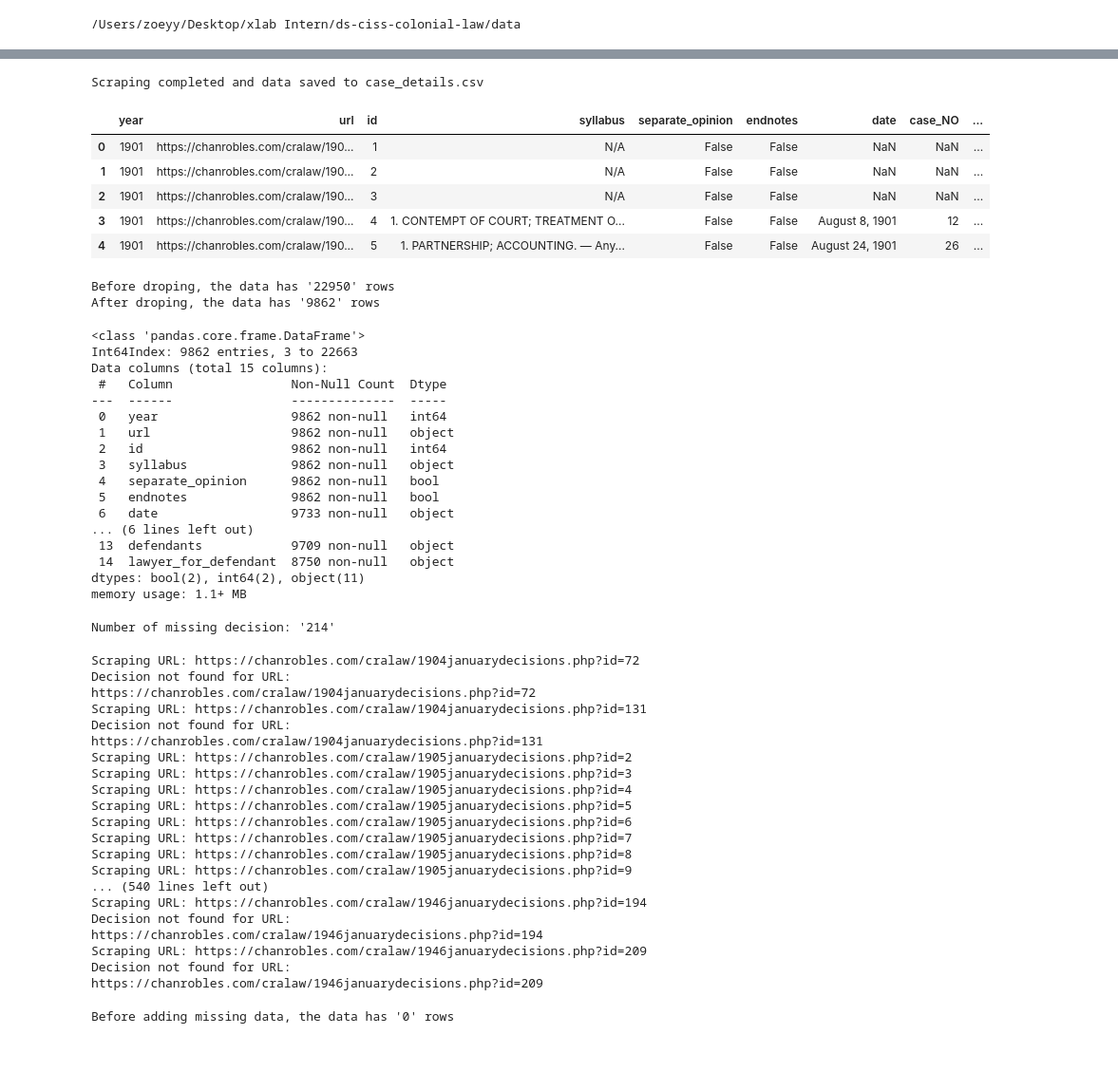
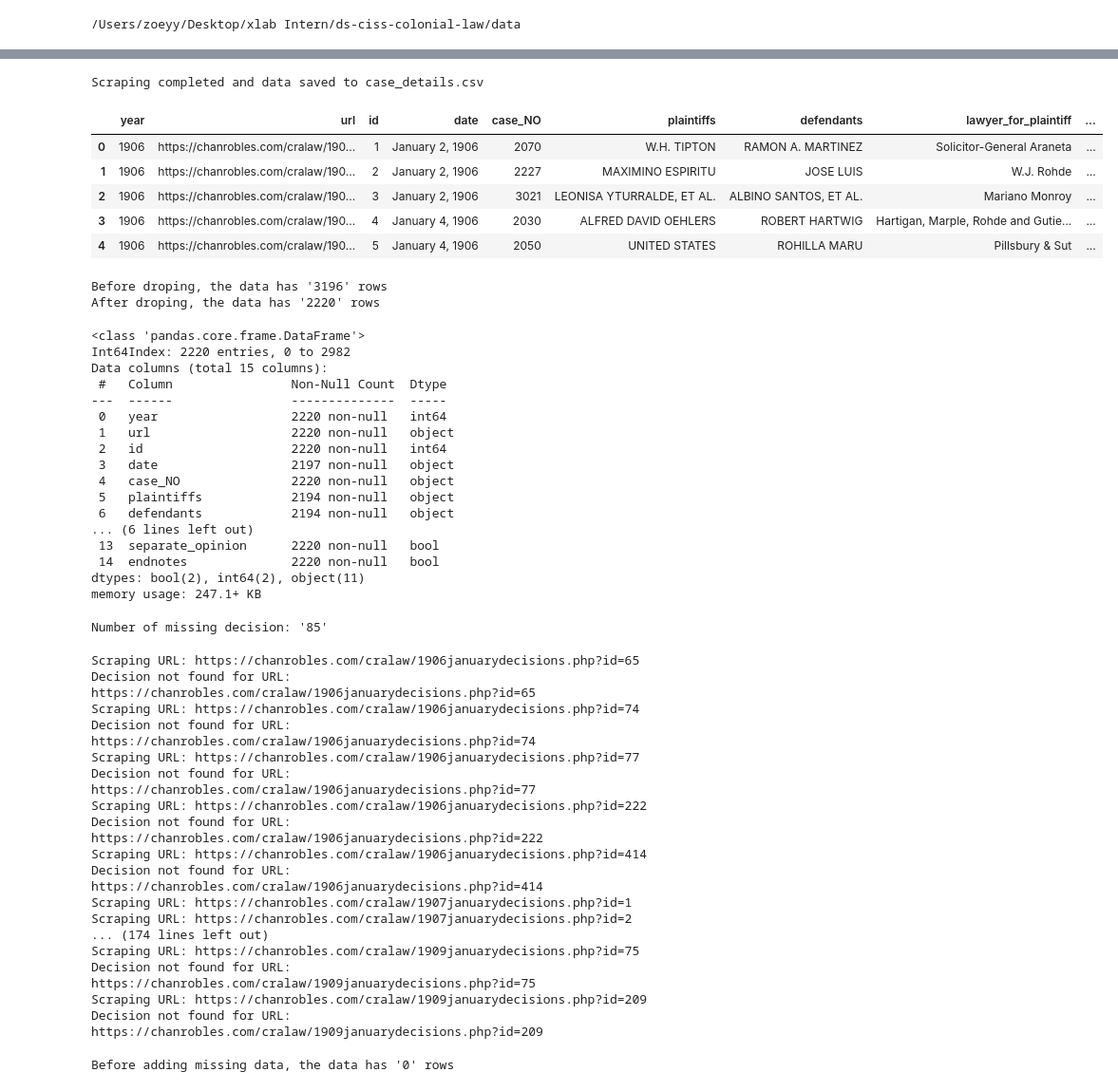
Before and after one commit to BU-Spark/ds-ciss-colonial-law, a Jupyter notebook: code/data_scrap.ipynb, the cells around one changed output, grey strips where cells are left out. Shown: that part at 95% size. Saved outputs shown, nothing was run; the diff lists cells and outputs as text; code cells hidden in the pictures; blank space fills up the shorter version.

Commit message:
Update the code for EDA and scraping

```diff
--- a/code/data_scrap.ipynb
+++ b/code/data_scrap.ipynb
@@ -181,8 +180,8 @@ def scrape_data(year, id_range):
     return data
 # %%
 # Define the range of years and ID range
-years = range(1901, 1947)
-id_range = range(1,500)
+years = range(1906, 1910)
+id_range = range(1,800)
 
 # Initialize a list to store all scraped data
 all_data = []
@@ -407,54 +229,54 @@ Scraping URL: https://chanrobles.com/cralaw/1912januarydecisions.php?id=499
 # %%
 
 # Save the DataFrame to a CSV file
-df.to_csv(data_path/ 'scrap' / 'case_details_0604.csv', index=False)
+df.to_csv(data_path/ 'scrap' / 'case_details_0607_1906_1909.csv', index=False)
 
 print("Scraping completed and data saved to case_details.csv")
 # data preview
 df.head()
 # %% [output]
 Scraping completed and data saved to case_details.csv
-|  | year | url | id | syllabus | separate_opinion | endnotes | date | case_NO | ... |
-| 0 | 1901 | https://chanrobles.com/cralaw/190... | 1 | N/A | False | False | NaN | NaN | ... |
-| 1 | 1901 | https://chanrobles.com/cralaw/190... | 2 | N/A | False | False | NaN | NaN | ... |
-| 2 | 1901 | https://chanrobles.com/cralaw/190... | 3 | N/A | False | False | NaN | NaN | ... |
-| 3 | 1901 | https://chanrobles.com/cralaw/190... | 4 | 1. CONTEMPT OF COURT; TREATMENT O... | False | False | August 8, 1901 | 12 | ... |
-| 4 | 1901 | https://chanrobles.com/cralaw/190... | 5 | 1. PARTNERSHIP; ACCOUNTING. — Any... | False | False | August 24, 1901 | 26 | ... |
+|  | year | url | id | date | case_NO | plaintiffs | defendants | lawyer_for_plaintiff | ... |
+| 0 | 1906 | https://chanrobles.com/cralaw/190... | 1 | January 2, 1906 | 2070 | W.H. TIPTON | RAMON A. MARTINEZ | Solicitor-General Araneta | ... |
+| 1 | 1906 | https://chanrobles.com/cralaw/190... | 2 | January 2, 1906 | 2227 | MAXIMINO ESPIRITU | JOSE LUIS | W.J. Rohde | ... |
+| 2 | 1906 | https://chanrobles.com/cralaw/190... | 3 | January 2, 1906 | 3021 | LEONISA YTURRALDE, ET AL. | ALBINO SANTOS, ET AL. | Mariano Monroy | ... |
+| 3 | 1906 | https://chanrobles.com/cralaw/190... | 4 | January 4, 1906 | 2030 | ALFRED DAVID OEHLERS | ROBERT HARTWIG | Hartigan, Marple, Rohde and Gutie... | ... |
+| 4 | 1906 | https://chanrobles.com/cralaw/190... | 5 | January 4, 1906 | 2050 | UNITED STATES | ROHILLA MARU | Pillsbury & Sut | ... |
 # %%
 # drop rows if case_NO is missing
 print(f"Before droping, the data has '{df.shape[0]}' rows")
 df = df.dropna(subset=['case_NO'])
 print(f"After droping, the data has '{df.shape[0]}' rows")
 # %% [output]
-Before droping, the data has '22950' rows
-After droping, the data has '9862' rows
+Before droping, the data has '3196' rows
+After droping, the data has '2220' rows
 # %%
 df.info()
 # %% [output]
 <class 'pandas.core.frame.DataFrame'>
-Int64Index: 9862 entries, 3 to 22663
+Int64Index: 2220 entries, 0 to 2982
 Data columns (total 15 columns):
  #   Column                Non-Null Count  Dtype
 ---  ------                --------------  -----
- 0   year                  9862 non-null   int64
- 1   url                   9862 non-null   object
- 2   id                    9862 non-null   int64
- 3   syllabus              9862 non-null   object
- 4   separate_opinion      9862 non-null   bool
- 5   endnotes              9862 non-null   bool
- 6   date                  9733 non-null   object
+ 0   year                  2220 non-null   int64
+ 1   url                   2220 non-null   object
+ 2   id                    2220 non-null   int64
+ 3   date                  2197 non-null   object
+ 4   case_NO               2220 non-null   object
+ 5   plaintiffs            2194 non-null   object
+ 6   defendants            2194 non-null   object
 ... (6 lines left out)
- 13  defendants            9709 non-null   object
- 14  lawyer_for_defendant  8750 non-null   object
+ 13  separate_opinion      2220 non-null   bool
+ 14  endnotes              2220 non-null   bool
 dtypes: bool(2), int64(2), object(11)
-memory usage: 1.1+ MB
+memory usage: 247.1+ KB
 # %%
 # store the url list where the decision is mission
 missing_url = df[(df['decision'].isnull()) | (df['syllabus']=="N/A")]['url'].tolist()
 
 print(f"Number of missing decision: '{len(missing_url)}'")
 # %% [output]
-Number of missing decision: '214'
+Number of missing decision: '85'
 # %%
 
 # Scrapping the url for decision is empty.
@@ -539,23 +361,23 @@ missing_data = pd.DataFrame(scrape_missing_data(missing_url)[0])
 
 missing_url_list = scrape_missing_data(missing_url)[1]
 # %% [output]
-Scraping URL: https://chanrobles.com/cralaw/1904januarydecisions.php?id=72
-Decision not found for URL: https://chanrobles.com/cralaw/1904januarydecisions.php?id=72
-Scraping URL: https://chanrobles.com/cralaw/1904januarydecisions.php?id=131
-Decision not found for URL: https://chanrobles.com/cralaw/1904januarydecisions.php?id=131
-Scraping URL: https://chanrobles.com/cralaw/1905januarydecisions.php?id=2
-Scraping URL: https://chanrobles.com/cralaw/1905januarydecisions.php?id=3
-Scraping URL: https://chanrobles.com/cralaw/1905januarydecisions.php?id=4
-Scraping URL: https://chanrobles.com/cralaw/1905januarydecisions.php?id=5
-Scraping URL: https://chanrobles.com/cralaw/1905januarydecisions.php?id=6
-Scraping URL: https://chanrobles.com/cralaw/1905januarydecisions.php?id=7
-Scraping URL: https://chanrobles.com/cralaw/1905januarydecisions.php?id=8
-Scraping URL: https://chanrobles.com/cralaw/1905januarydecisions.php?id=9
-... (540 lines left out)
-Scraping URL: https://chanrobles.com/cralaw/1946januarydecisions.php?id=194
-Decision not found for URL: https://chanrobles.com/cralaw/1946januarydecisions.php?id=194
-Scraping URL: https://chanrobles.com/cralaw/1946januarydecisions.php?id=209
-Decision not found for URL: https://chanrobles.com/cralaw/1946januarydecisions.php?id=209
+Scraping URL: https://chanrobles.com/cralaw/1906januarydecisions.php?id=65
+Decision not found for URL: https://chanrobles.com/cralaw/1906januarydecisions.php?id=65
+Scraping URL: https://chanrobles.com/cralaw/1906januarydecisions.php?id=74
+Decision not found for URL: https://chanrobles.com/cralaw/1906januarydecisions.php?id=74
+Scraping URL: https://chanrobles.com/cralaw/1906januarydecisions.php?id=77
+Decision not found for URL: https://chanrobles.com/cralaw/1906januarydecisions.php?id=77
+Scraping URL: https://chanrobles.com/cralaw/1906januarydecisions.php?id=222
+Decision not found for URL: https://chanrobles.com/cralaw/1906januarydecisions.php?id=222
+Scraping URL: https://chanrobles.com/cralaw/1906januarydecisions.php?id=414
+Decision not found for URL: https://chanrobles.com/cralaw/1906januarydecisions.php?id=414
+Scraping URL: https://chanrobles.com/cralaw/1907januarydecisions.php?id=1
+Scraping URL: https://chanrobles.com/cralaw/1907januarydecisions.php?id=2
+... (174 lines left out)
+Scraping URL: https://chanrobles.com/cralaw/1909januarydecisions.php?id=75
+Decision not found for URL: https://chanrobles.com/cralaw/1909januarydecisions.php?id=75
+Scraping URL: https://chanrobles.com/cralaw/1909januarydecisions.php?id=209
+Decision not found for URL: https://chanrobles.com/cralaw/1909januarydecisions.php?id=209
 # %%
 # Create a dictionary from missing_data for quick lookup
 missing_data['unique_id'] = missing_data['year'].astype(str) + missing_data['id'].astype(str)
```
Also changed, not shown: parts of 9 cells of this notebook, 1 other file.
